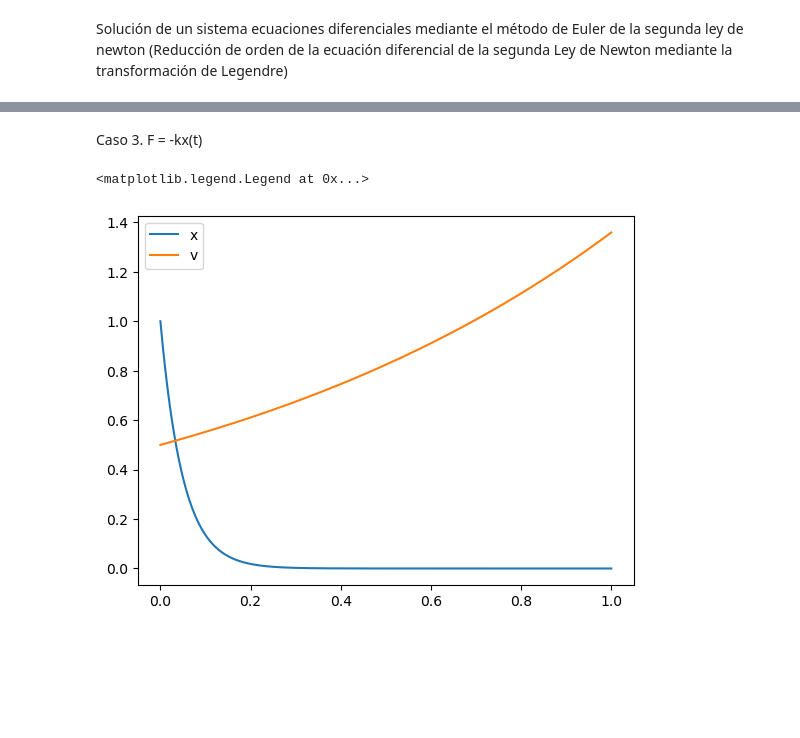
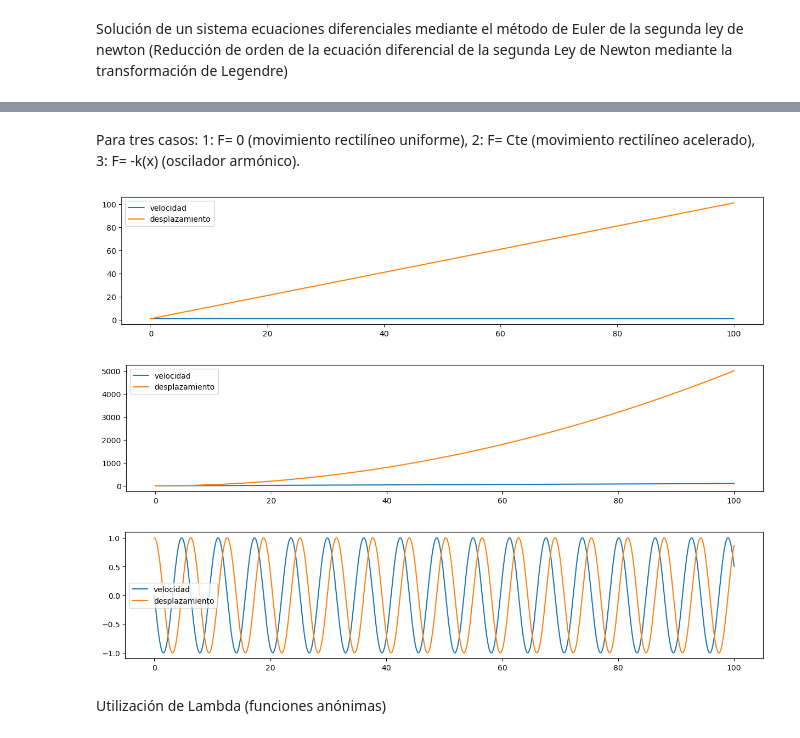
Before and after one commit to izaakhernandez/Soluci-n-de-ED_M-todo-de-Euler, a Jupyter notebook: Metodo_Euler_Tarea_02.ipynb, the cells around one changed output, grey strips where cells are left out. Cells and saved outputs as stored; diff of their text form; code cells hidden in the pictures; blank space fills up the shorter version.

Commit message:
Se actualiza tarea con módulo solver de euler

```diff
--- a/Metodo_Euler_Tarea_02.ipynb
+++ b/Metodo_Euler_Tarea_02.ipynb
@@ -65,27 +11,51 @@ plt.legend ()
-# %% [markdown]
-Caso 3. F = -kx(t)
-# %%
-import numpy as np
-import matplotlib.pyplot as plt
-def f1 (t, x, v):
-    return (-2/0.1*x)
-def f2 (t, x, v):
-    return (v)
-def euler (f1, f2, t0, tn, x0, v0, n) :
-    t = np.linspace (t0, tn, n+1)
-    x = np.zeros (n+1)
-    v = np.zeros (n+1)
-    x [0] = x0
-    v [0] = v0
-    h = (tn-t0)/n
-    for i in range (1, n+1) :
-        x[i] = x[i-1] + h * f1(t[i-1], x[i-1], v[i-1])
-        v[i] = v[i-1] + h * f2(t[i-1], x[i-1], v[i-1])
-    return ((t, x, v))
-(t, x, v) = euler (f1, f2, 0, 1, 1, 0.5, 100000)
-plt.plot (t, x, label ="x")
-plt.plot (t, v, label = "v")
-plt.legend ()
-# %% [output]
-<matplotlib.legend.Legend at 0x...>
-[figure, removed]
+# %% [markdown]
+Para tres casos:
+1: F= 0 (movimiento rectilíneo uniforme),
+2: F= Cte (movimiento rectilíneo acelerado),
+3: F= -k(x) (oscilador armónico).
+# %%
+import numpy as np
+import matplotlib.pyplot as plt
+def euler(t0, tf, x0, v0, n, caso):
+    casos = {"mru" : lambda x, i: 0,
+             "mra" : lambda x, i: 1,
+             "mas" : lambda x, i:-x[i - 1]}
+    tiempo, paso_tiempo = np.linspace (t0, tf, n + 1, retstep = True)
+    desplazamiento = np.zeros(n + 1)
+    velocidad = np.zeros(n+1)
+    desplazamiento[0] = x0
+    velocidad [0] = v0
+    for i in range (1, n+1):
+        velocidad[i] = velocidad[i - 1] + paso_tiempo * casos[caso](desplazamiento, i)
+        desplazamiento[i] = desplazamiento[i-1] + paso_tiempo * velocidad [i]
+    return tiempo, velocidad, desplazamiento
+# %%
+t, v, x = euler (0, 100, 1, 1, 10000, "mru")
+# %%
+plt.figure(figsize =(15, 3))
+plt.plot (t, v, label = "velocidad")
+plt.plot (t, x, label = "desplazamiento")
+plt.legend (loc = "best")
+plt.show()
+# %% [output]
+[figure, added]
+# %%
+t, v, x = euler (0, 100, 1, 0, 10000, "mra")
+plt.figure(figsize =(15, 3))
+plt.plot (t, v, label = "velocidad")
+plt.plot (t, x, label = "desplazamiento")
+plt.legend (loc = "best")
+plt.show()
+# %% [output]
+[figure, added]
+# %%
+t, v, x = euler (0, 100, 1, 0, 10000, "mas")
+plt.figure(figsize =(15, 3))
+plt.plot (t, v, label = "velocidad")
+plt.plot (t, x, label = "desplazamiento")
+plt.legend (loc = "best")
+plt.show()
+# %% [output]
+[figure, added]
+# %% [markdown]
+Utilización de Lambda (funciones anónimas)
```
Also changed, not shown: parts of 14 cells of this notebook, 1 other file.
